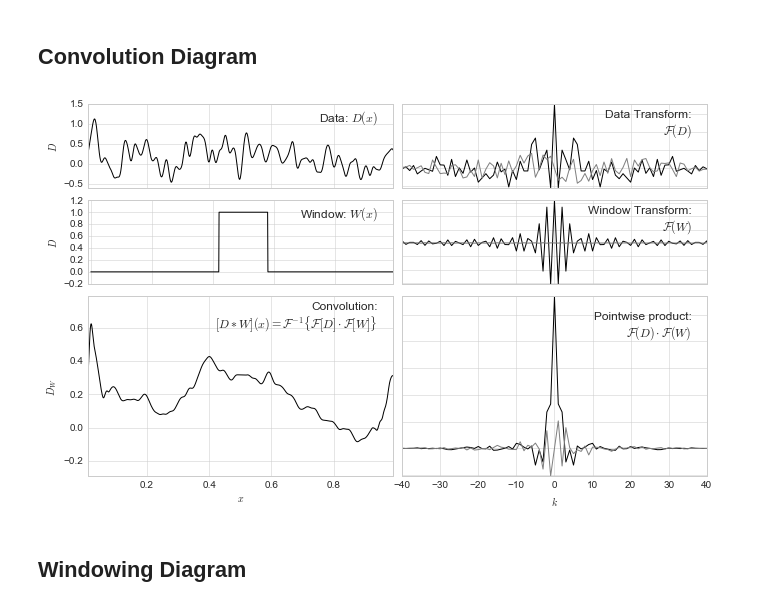
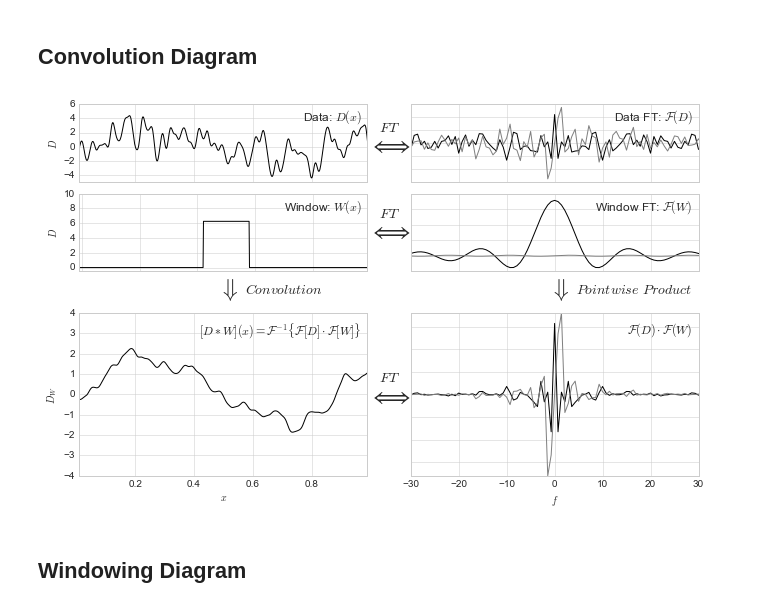
Before and after one commit to jakevdp/PracticalLombScargle, a Jupyter notebook: figures/WindowFunctions.ipynb, the cells around one changed output. Cells and saved outputs as stored; diff of their text form; code cells hidden in the pictures.

Commit message:
Finish convolution diagram

```diff
--- a/figures/WindowFunctions.ipynb
+++ b/figures/WindowFunctions.ipynb
@@ -55,29 +55,20 @@ fig.savefig('fig04_Convolution_Diagram.pdf')
 # %% [markdown]
 ## Convolution Diagram
 # %%
-N = 1000
-x, y = generate_smooth_data(N, rseed=5793)
-w = (abs(x - 0.5) < 0.08).astype(float)
-
-#------------------------------------------------------------
-# Perform the convolution
-y_norm = np.convolve(np.ones_like(y), w, mode='full')
-valid_indices = (y_norm != 0)
-y_norm = y_norm[valid_indices]
-
-y_w = np.convolve(y, w, mode='full')[valid_indices] / y_norm
-
-# we can convolve the (symmetric) window with the x-coordinate to
-# find the center of the window at each point in the convolution.
-x_w = np.convolve(x, w, mode='full')[valid_indices] / y_norm
+x, y = generate_smooth_data(1000, rseed=5423,
+                            xlim=(-0.2, 1.2),
+                            coeffs=(0, 1.5),
+                            smoothing_length=0.01)
+y += 0.5 + np.sin(2 * np.pi * x)  # add larger-scale variation
+w = (abs(x - 0.5) < 0.08) / 0.16  # normalized window function
+y_w = np.convolve(y, w, mode='same') * (x[1] - x[0])  # convolution
 
 #------------------------------------------------------------
 # Compute the Fourier transforms of the signal and window
-y_fft = np.fft.fft(y)
-w_fft = np.fft.fft(w)
-
+# (-1)^j factors come from FFT shift (see Appendix of astroML text)
+y_fft = np.fft.fft(y) * (-1) ** np.arange(len(x))
+w_fft = np.fft.fft(w) * (-1) ** np.arange(len(x))
 yw_fft = y_fft * w_fft
-yw_final = np.fft.ifft(yw_fft)
 
 #===================================================================
 # Now the plots:
@@ -93,86 +84,101 @@ def plot_ft(k, F, ax=None, legend=False, text=None):
     if legend:
         ax.legend(loc='upper left')
     if text:
-        ax.text(0.95, 0.9, text, ha='right', va='top', size=12,
+        ax.text(0.98, 0.95, text, ha='right', va='top', size=12,
                 transform=ax.transAxes)
 
 
 #------------------------------------------------------------
 # Set up the plots
 fig = plt.figure(figsize=(10, 6))
-grid = plt.GridSpec(4, 2,
-                    left=0.09, bottom=0.09, right=0.95, top=0.95,
-                    hspace=0.15, wspace=0.03)
+grid1 = plt.GridSpec(4, 2,
+                     left=0.09, bottom=0.15, right=0.95, top=0.95,
+                     hspace=0.15, wspace=0.15)
+grid2 = plt.GridSpec(2, 2,
+                     left=0.09, bottom=0.09, right=0.95, top=0.9,
+                     hspace=0.15, wspace=0.15)
 
 #----------------------------------------
 # Upper left panels: plot the data and window function
-ax = fig.add_subplot(grid[0, 0])
+ax = fig.add_subplot(grid1[0, 0])
 ax.plot(x, y, '-k')
-ax.text(0.95, 0.95, r"Data: $D(x)$",
+ax.text(0.98, 0.95, r"Data: $D(x)$",
         ha='right', va='top', transform=ax.transAxes, size=12)
 ax.xaxis.set_major_formatter(plt.NullFormatter())
 ax.set(ylabel='$D$',
        xlim=(0.01, 0.99),
-       ylim=(-0.59, 1.49))
+       ylim=(-5, 6))
 
-ax = fig.add_subplot(grid[1, 0])
+ax = fig.add_subplot(grid1[1, 0])
 ax.plot(x, w, '-k')
-ax.text(0.95, 0.95, r"Window: $W(x)$",
+ax.text(0.98, 0.95, r"Window: $W(x)$",
         ha='right', va='top', transform=ax.transAxes, size=12)
 ax.xaxis.set_major_formatter(plt.NullFormatter())
 ax.set(ylabel='$D$',
        xlim=(-0.01, 0.99),
-       ylim=(-0.2, 1.2))
+       ylim=(-0.5, 10))
 
 #----------------------------------------
 # Lower left panel: plot the convolution
-ax = fig.add_subplot(grid[2:, 0])
+ax = fig.add_subplot(grid2[1, 0])
 
-ax.plot(x_w, y_w, '-k')
+ax.plot(x, y_w, '-k')
 
-ax.text(0.95, 0.95,
-        ("Convolution:\n" + r'$[D \ast W](x)$' +
+ax.text(0.98, 0.95,
+        (r'$[D \ast W](x)$' +
          r'$= \mathcal{F}^{-1}\{\mathcal{F}[D] \cdot \mathcal{F}[W]\}$'),
         ha='right', va='top', transform=ax.transAxes, size=12)
 
 ax.set(xlabel='$x$',
        ylabel='$D_W$',
        xlim=(0.01, 0.99),
-       ylim=(-0.29, 0.79))
+       ylim=(-4, 4))
 
 #----------------------------------------
 # Upper right panels: plot the Fourier transforms
 N = len(x)
 dx = (x[1] - x[0])
 k = np.arange(-N/2, N/2) / N / dx
 
-ax1 = fig.add_subplot(grid[:1, 1])
-ax2 = fig.add_subplot(grid[1:2, 1])
+ax1 = fig.add_subplot(grid1[0, 1])
+ax2 = fig.add_subplot(grid1[1, 1])
 
-plot_ft(k, y_fft, ax=ax1, text="Data Transform:\n" + r'$\mathcal{F}(D)$')
-plot_ft(k, w_fft, ax=ax2, text="Window Transform:\n" + r'$\mathcal{F}(W)$')
+plot_ft(k, y_fft, ax=ax1, text="Data FT: " + r'$\mathcal{F}(D)$')
+plot_ft(k, w_fft, ax=ax2, text="Window FT: " + r'$\mathcal{F}(W)$')
 
 for ax in [ax1, ax2]:
     ax.xaxis.set_major_formatter(plt.NullFormatter())
     ax.yaxis.set_major_formatter(plt.NullFormatter())
-    ax.axis('tight')
-    ax.set_xlim(-40, 40)
+    ax.set_xlim(-30, 30)
+
 
 #----------------------------------------
 # Lower right: plot the product of Fourier transforms
-ax = fig.add_subplot(grid[2:, 1])
+ax = fig.add_subplot(grid2[1, 1])
 plot_ft(k, yw_fft, ax=ax,
-        text='Pointwise product:\n' + r'$\mathcal{F}(D) \cdot \mathcal{F}(W)$')
+        text=r'$\mathcal{F}(D) \cdot \mathcal{F}(W)$')
 
 ax.axis('tight')
-ax.set(xlim=(-40, 40),
-       xlabel='$k$')
+ax.set(xlim=(-30, 30),
+       xlabel='$f$')
 
 ax.yaxis.set_major_formatter(plt.NullFormatter())
 
+for ycoord in [0.3, 0.68, 0.88]:
+    fig.text(0.52, ycoord, "$FT$",
+             size=14, ha='center', va='bottom')
+    fig.text(0.52, ycoord, r'$\Longleftrightarrow$',
+             size=24, ha='center', va='top')
+
+for xcoord, text in zip([0.31, 0.77], ['$Convolution$', '$Pointwise\ Product$']):
+    fig.text(xcoord, 0.52, r'$\Downarrow$',
+             size=24, ha='right', va='center')
+    fig.text(xcoord + 0.01, 0.52, text,
+             size=14, ha='left', va='center')
+
 fig.savefig('fig05_Convolution_Theorem.pdf')
 # %% [output]
-[figure, old version]
+[figure, new version]
 # %% [markdown]
 ## Windowing Diagram
 # %%
```
Also changed, not shown: 3 other files.
